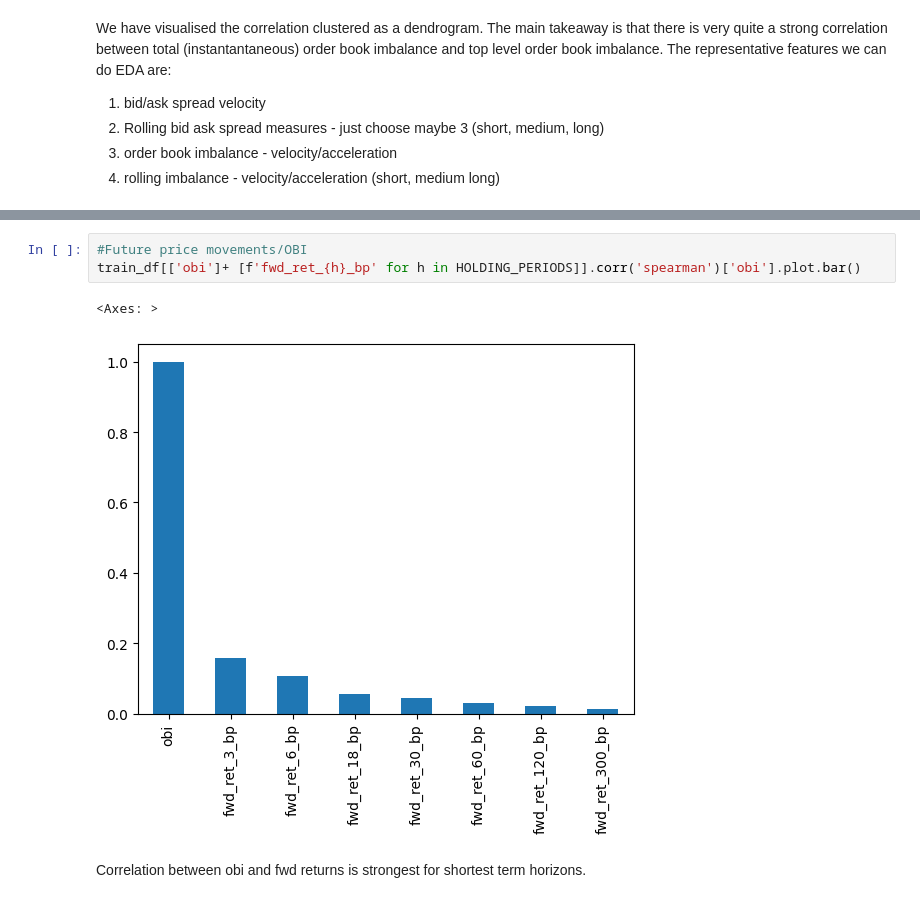
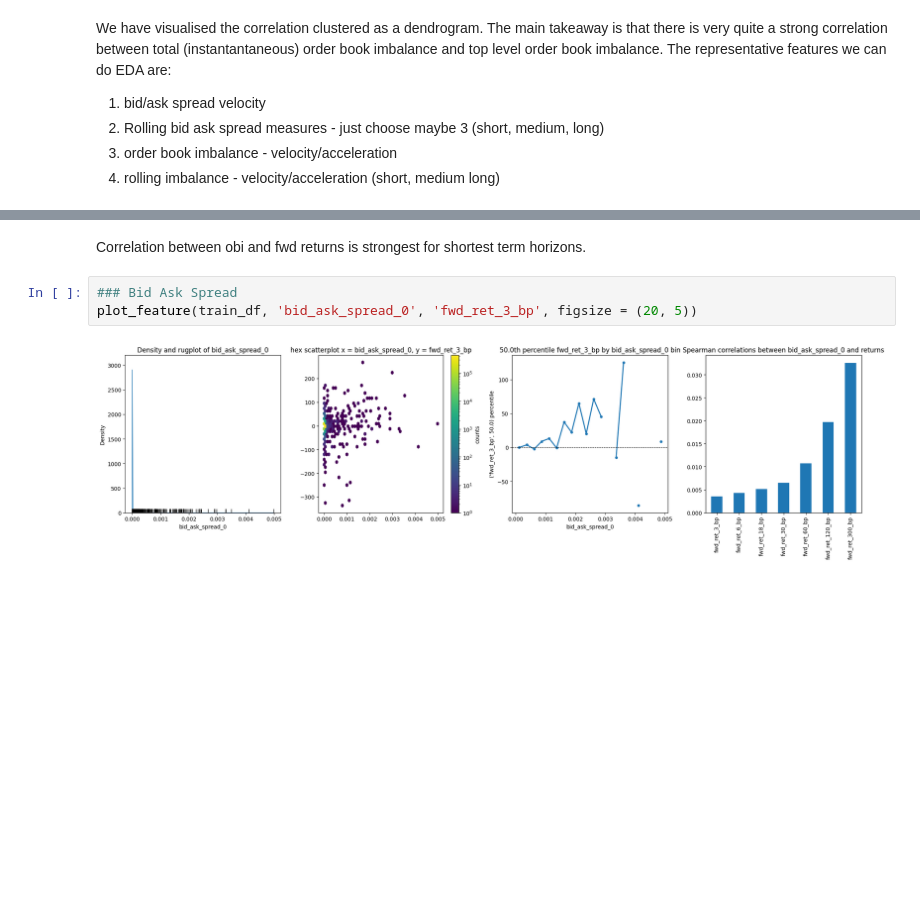
Before and after one commit to vbear97/Momentum-Strategies, a Jupyter notebook: Notebook2_OrderFlowPrediction.ipynb, the cells around one changed output, grey strips where cells are left out. Saved outputs shown, nothing was run; the diff lists cells and outputs as text; blank space fills up the shorter version.

```diff
--- a/Notebook2_OrderFlowPrediction.ipynb
+++ b/Notebook2_OrderFlowPrediction.ipynb
@@ -238,8 +186,7 @@ plot_feature(df, 'obi', 'fwd_ret_3_bp')
-# %%
-#Future price movements/OBI
-train_df[['obi']+ [f'fwd_ret_{h}_bp' for h in HOLDING_PERIODS]].corr('spearman')['obi'].plot.bar()
-# %% [output]
-<Axes: >
-[figure, removed]
 # %% [markdown]
 Correlation between obi and fwd returns is strongest for shortest term horizons.
+# %%
+### Bid Ask Spread
+plot_feature(train_df, 'bid_ask_spread_0', 'fwd_ret_3_bp', figsize = (20, 5))
+# %% [output]
+[figure, added]
```
Also changed, not shown: parts of 38 cells of this notebook, 3 other files.
